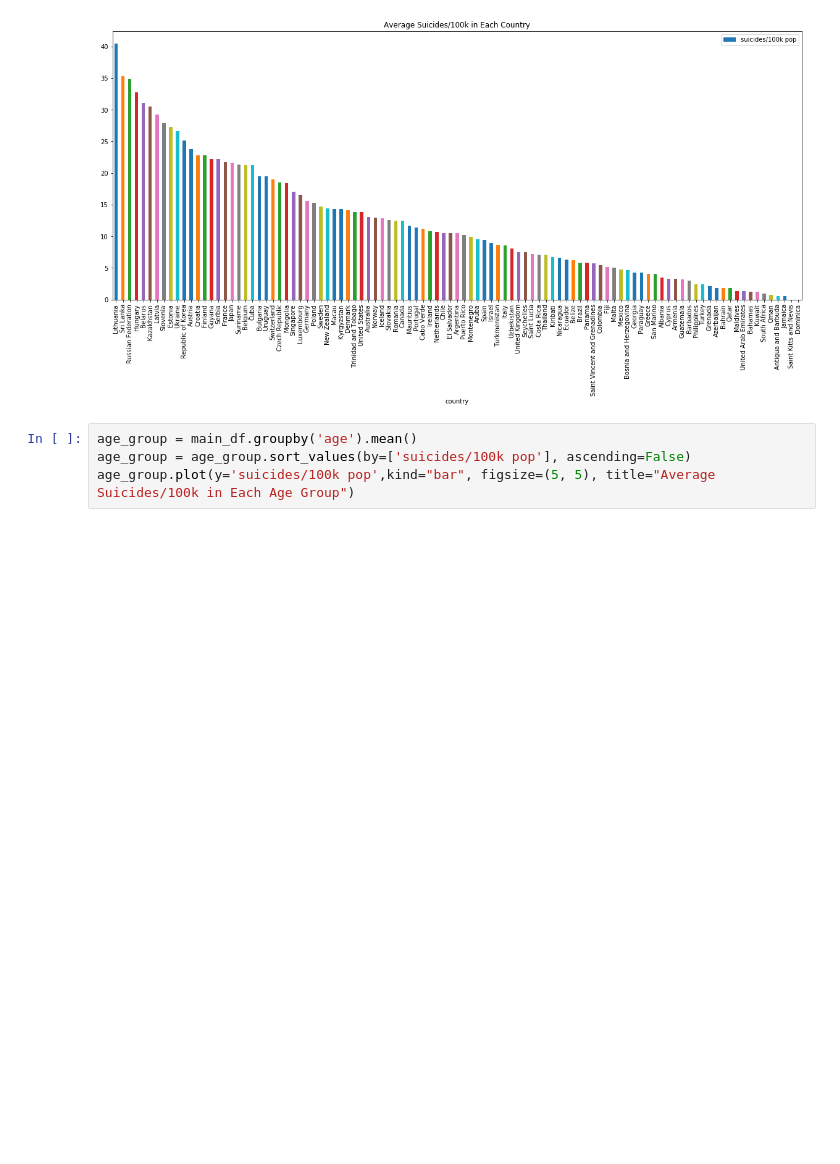
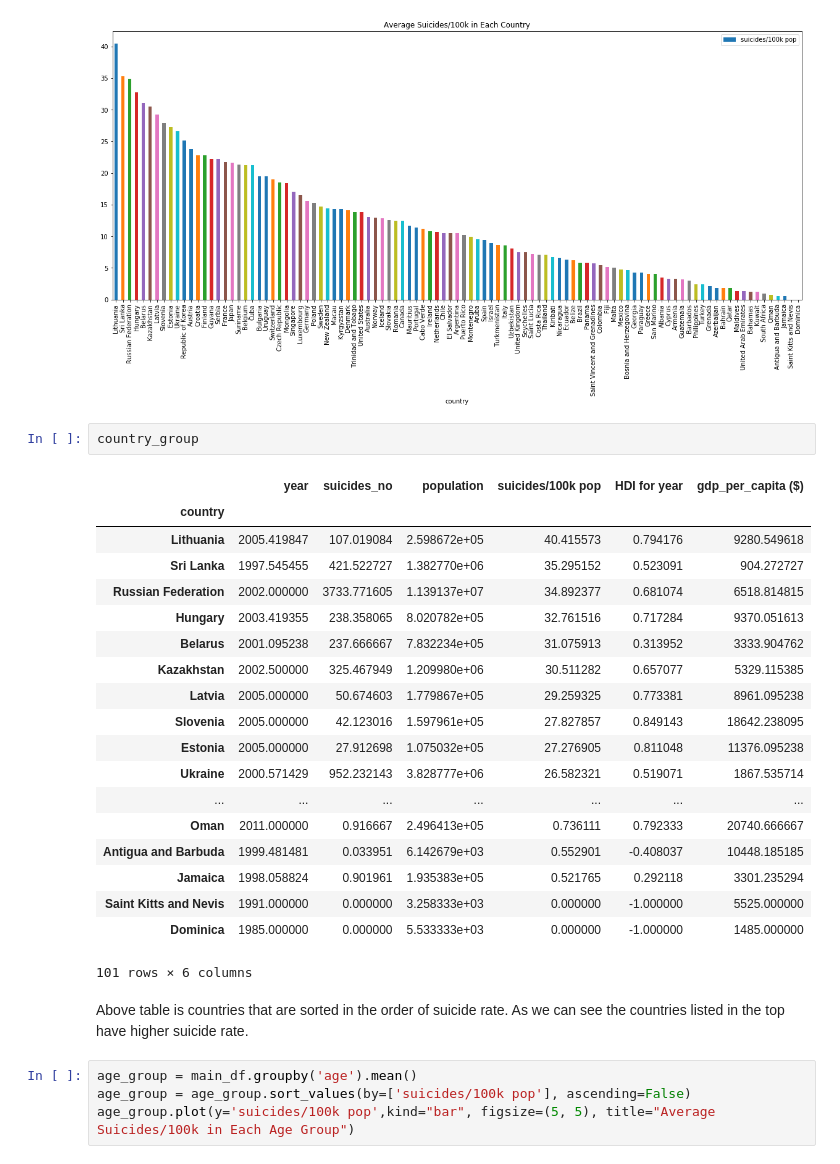
Before and after one commit to YuechenL/COGS108FinalProject, a Jupyter notebook: FinalProject.ipynb, the cells around one changed output. Cells and saved outputs as stored; diff of their text form; blank space fills up the shorter version.

```diff
--- a/FinalProject.ipynb
+++ b/FinalProject.ipynb
@@ -203,6 +203,30 @@ country_group.plot(y='suicides/100k pop',kind="bar", figsize=(20, 8), title="Ave
 # %% [output]
 <matplotlib.axes._subplots.AxesSubplot at 0x...>
 [figure]
+# %%
+country_group
+# %% [output]
+|  | year | suicides_no | population | suicides/100k pop | HDI for year | gdp_per_capita ($) |
+| country |  |  |  |  |  |  |
+| Lithuania | 2005.419847 | 107.019084 | 2.598672e+05 | 40.415573 | 0.794176 | 9280.549618 |
+| Sri Lanka | 1997.545455 | 421.522727 | 1.382770e+06 | 35.295152 | 0.523091 | 904.272727 |
+| Russian Federation | 2002.000000 | 3733.771605 | 1.139137e+07 | 34.892377 | 0.681074 | 6518.814815 |
+| Hungary | 2003.419355 | 238.358065 | 8.020782e+05 | 32.761516 | 0.717284 | 9370.051613 |
+| Belarus | 2001.095238 | 237.666667 | 7.832234e+05 | 31.075913 | 0.313952 | 3333.904762 |
+| Kazakhstan | 2002.500000 | 325.467949 | 1.209980e+06 | 30.511282 | 0.657077 | 5329.115385 |
+| Latvia | 2005.000000 | 50.674603 | 1.779867e+05 | 29.259325 | 0.773381 | 8961.095238 |
+| Slovenia | 2005.000000 | 42.123016 | 1.597961e+05 | 27.827857 | 0.849143 | 18642.238095 |
+| Estonia | 2005.000000 | 27.912698 | 1.075032e+05 | 27.276905 | 0.811048 | 11376.095238 |
+| Ukraine | 2000.571429 | 952.232143 | 3.828777e+06 | 26.582321 | 0.519071 | 1867.535714 |
+| ... | ... | ... | ... | ... | ... | ... |
+| Oman | 2011.000000 | 0.916667 | 2.496413e+05 | 0.736111 | 0.792333 | 20740.666667 |
+| Antigua and Barbuda | 1999.481481 | 0.033951 | 6.142679e+03 | 0.552901 | -0.408037 | 10448.185185 |
+| Jamaica | 1998.058824 | 0.901961 | 1.935383e+05 | 0.521765 | 0.292118 | 3301.235294 |
+| Saint Kitts and Nevis | 1991.000000 | 0.000000 | 3.258333e+03 | 0.000000 | -1.000000 | 5525.000000 |
+| Dominica | 1985.000000 | 0.000000 | 5.533333e+03 | 0.000000 | -1.000000 | 1485.000000 |
+101 rows × 6 columns
+# %% [markdown]
+Above table is countries that are sorted in the order of suicide rate. As we can see the countries listed in the top have higher suicide rate.
 # %%
 age_group = main_df.groupby('age').mean()
 age_group = age_group.sort_values(by=['suicides/100k pop'], ascending=False)
```
Also changed, not shown: parts of 2 cells of this notebook.
